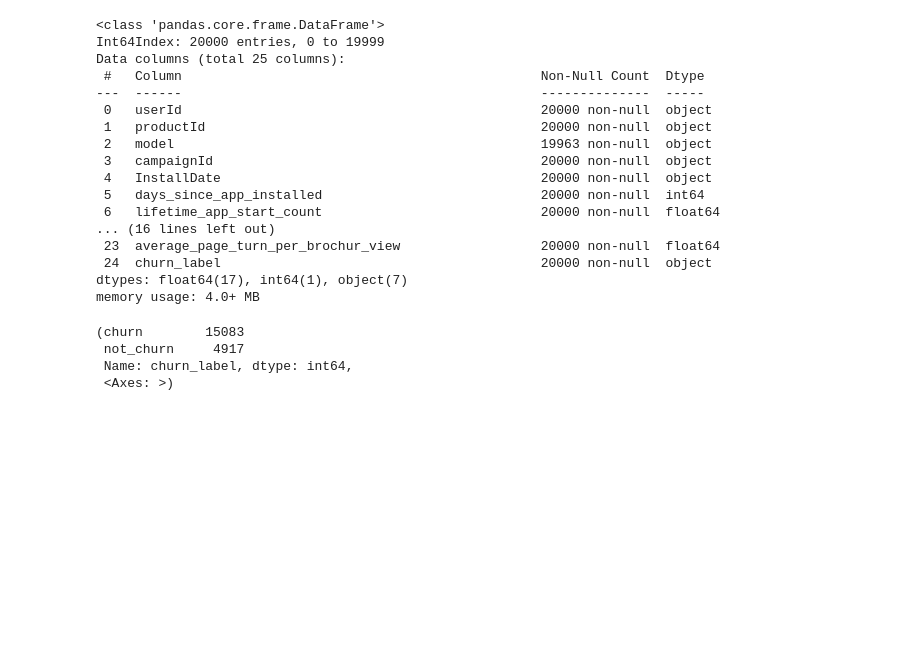
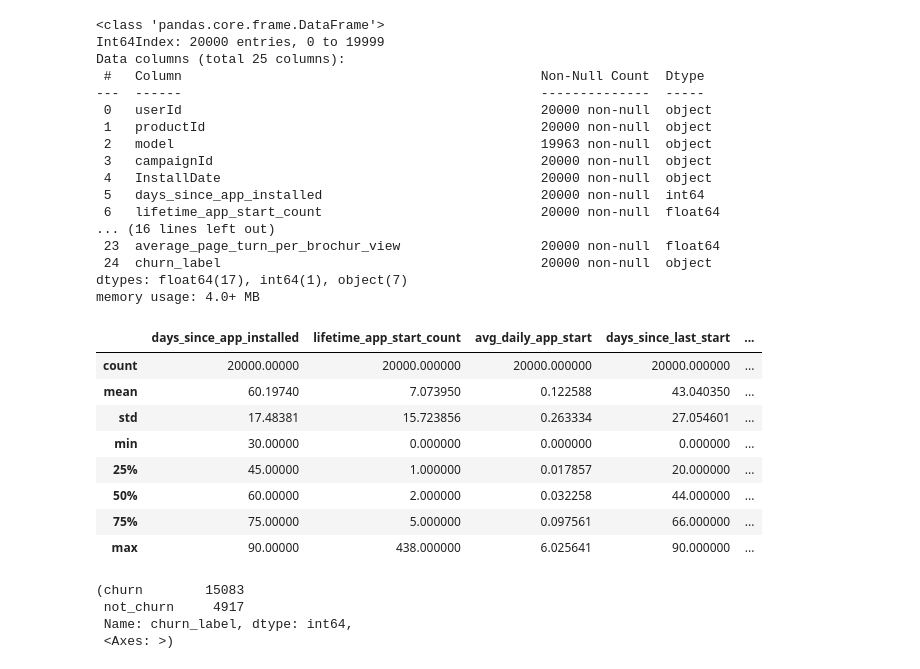
Before and after one commit to KhizarAziz/DS-churn-prediction-model-notebook, a Jupyter notebook: 2_churn-prediction.ipynb, the cells around one changed output. Drawn from its saved outputs; the diff is of its cells as text; code cells hidden in the pictures; blank space fills up the shorter version.

```diff
--- a/2_churn-prediction.ipynb
+++ b/2_churn-prediction.ipynb
@@ -39,4 +43,16 @@ Data columns (total 25 columns):
  24  churn_label                                         20000 non-null  object
 dtypes: float64(17), int64(1), object(7)
 memory usage: 4.0+ MB
+# %%
+df.describe()
+# %% [output]
+|  | days_since_app_installed | lifetime_app_start_count | avg_daily_app_start | days_since_last_start | ... |
+| count | 20000.00000 | 20000.000000 | 20000.000000 | 20000.000000 | ... |
+| mean | 60.19740 | 7.073950 | 0.122588 | 43.040350 | ... |
+| std | 17.48381 | 15.723856 | 0.263334 | 27.054601 | ... |
+| min | 30.00000 | 0.000000 | 0.000000 | 0.000000 | ... |
+| 25% | 45.00000 | 1.000000 | 0.017857 | 20.000000 | ... |
+| 50% | 60.00000 | 2.000000 | 0.032258 | 44.000000 | ... |
+| 75% | 75.00000 | 5.000000 | 0.097561 | 66.000000 | ... |
+| max | 90.00000 | 438.000000 | 6.025641 | 90.000000 | ... |
 # %%
```
Also changed, not shown: parts of 38 cells of this notebook.
